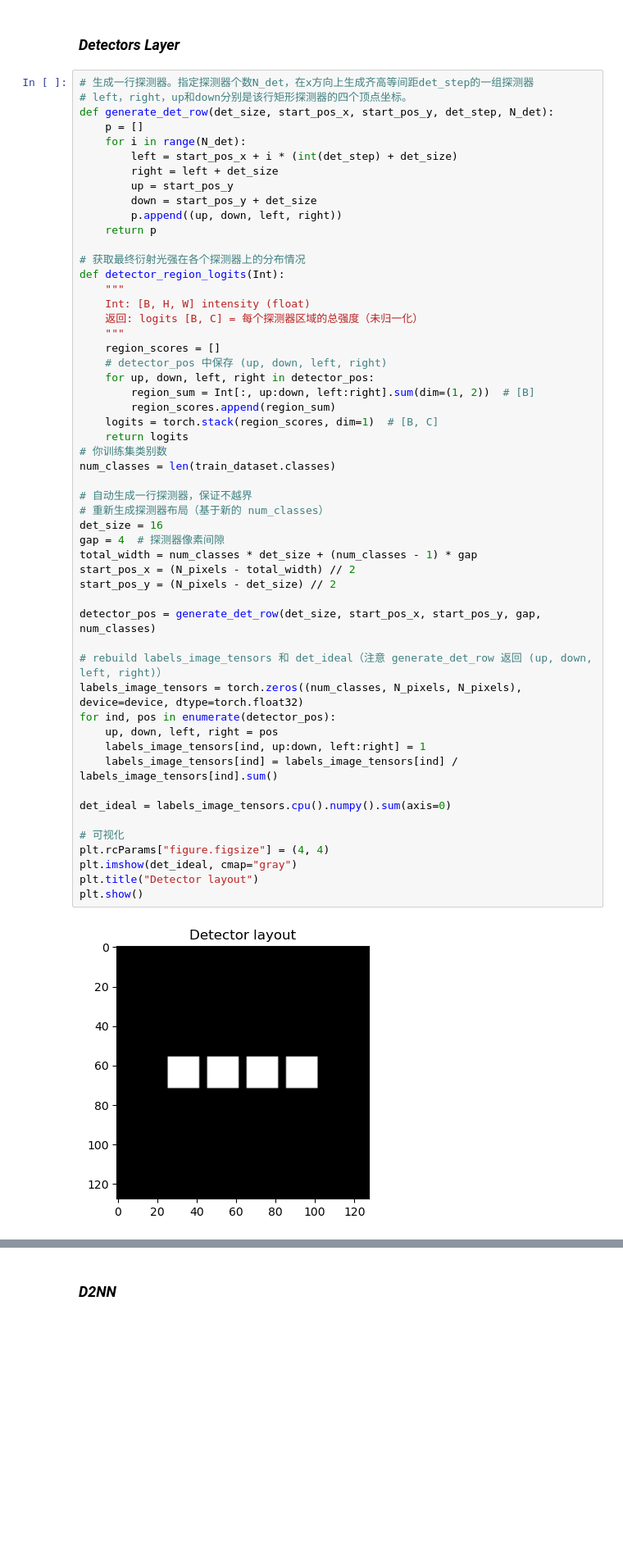
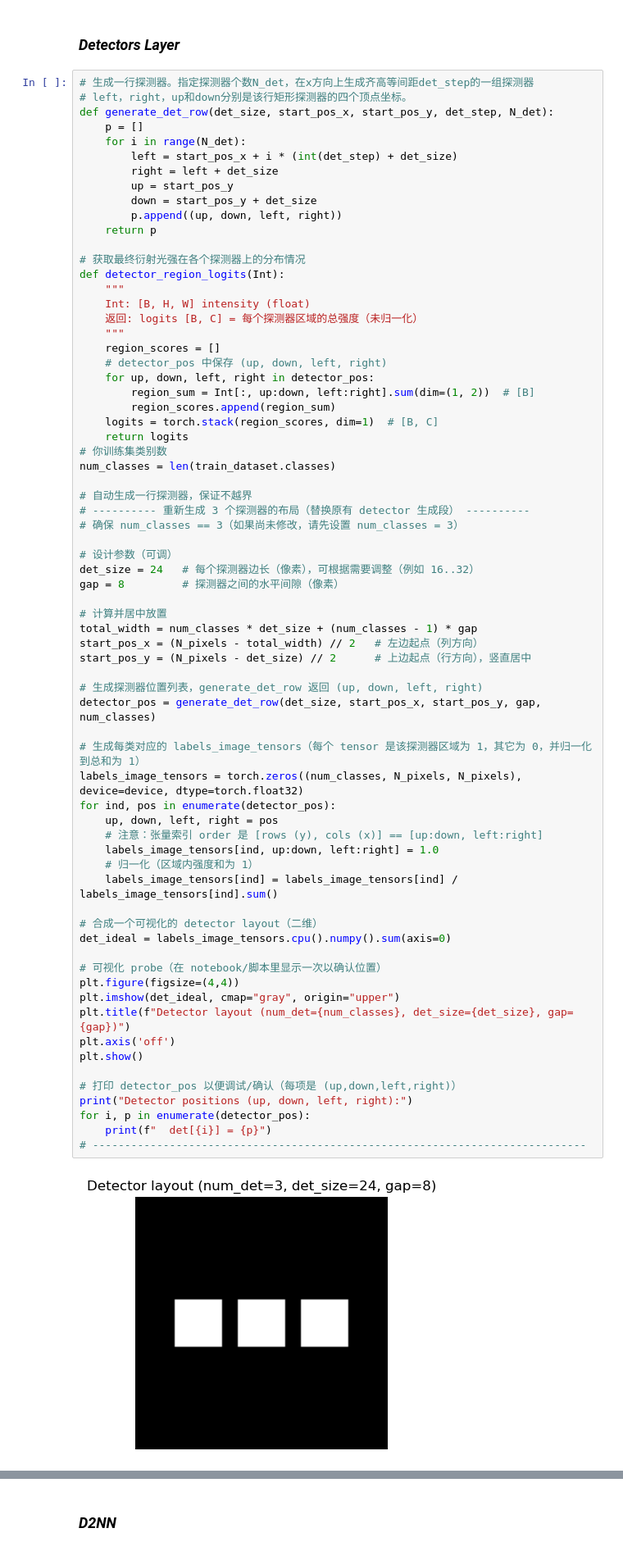
Before and after one commit to zouchao-sysu/D2NN-with-Pytorch, a Jupyter notebook: D2NN-5-to VCSEL.ipynb, the cells around one changed output, grey strips where cells are left out. Shown at 82% size. Saved outputs shown, nothing was run; the diff lists cells and outputs as text; blank space fills up the shorter version.

```diff
--- a/D2NN-5-to VCSEL.ipynb
+++ b/D2NN-5-to VCSEL.ipynb
@@ -362,42 +362,58 @@ def generate_det_row(det_size, start_pos_x, start_pos_y, det_step, N_det):
 # 获取最终衍射光强在各个探测器上的分布情况
 def detector_region_logits(Int):
     """
     Int: [B, H, W] intensity (float)
     返回: logits [B, C] = 每个探测器区域的总强度（未归一化）
     """
     region_scores = []
     # detector_pos 中保存 (up, down, left, right)
     for up, down, left, right in detector_pos:
         region_sum = Int[:, up:down, left:right].sum(dim=(1, 2))  # [B]
         region_scores.append(region_sum)
     logits = torch.stack(region_scores, dim=1)  # [B, C]
     return logits
 # 你训练集类别数
 num_classes = len(train_dataset.classes)
 
 # 自动生成一行探测器，保证不越界
-# 重新生成探测器布局（基于新的 num_classes）
-det_size = 16
-gap = 4  # 探测器像素间隙
+# ---------- 重新生成 3 个探测器的布局（替换原有 detector 生成段） ----------
+# 确保 num_classes == 3（如果尚未修改，请先设置 num_classes = 3）
+
+# 设计参数（可调）
+det_size = 24   # 每个探测器边长（像素），可根据需要调整（例如 16..32）
+gap = 8         # 探测器之间的水平间隙（像素）
+
+# 计算并居中放置
 total_width = num_classes * det_size + (num_classes - 1) * gap
-start_pos_x = (N_pixels - total_width) // 2
-start_pos_y = (N_pixels - det_size) // 2
+start_pos_x = (N_pixels - total_width) // 2   # 左边起点（列方向）
+start_pos_y = (N_pixels - det_size) // 2      # 上边起点（行方向），竖直居中
 
+# 生成探测器位置列表，generate_det_row 返回 (up, down, left, right)
 detector_pos = generate_det_row(det_size, start_pos_x, start_pos_y, gap, num_classes)
 
-# rebuild labels_image_tensors 和 det_ideal（注意 generate_det_row 返回 (up, down, left, right)）
+# 生成每类对应的 labels_image_tensors（每个 tensor 是该探测器区域为 1，其它为 0，并归一化到总和为 1）
 labels_image_tensors = torch.zeros((num_classes, N_pixels, N_pixels), device=device, dtype=torch.float32)
 for ind, pos in enumerate(detector_pos):
     up, down, left, right = pos
-    labels_image_tensors[ind, up:down, left:right] = 1
+    # 注意：张量索引 order 是 [rows (y), cols (x)] == [up:down, left:right]
+    labels_image_tensors[ind, up:down, left:right] = 1.0
+    # 归一化（区域内强度和为 1）
     labels_image_tensors[ind] = labels_image_tensors[ind] / labels_image_tensors[ind].sum()
 
+# 合成一个可视化的 detector layout（二维）
 det_ideal = labels_image_tensors.cpu().numpy().sum(axis=0)
 
-# 可视化
-plt.rcParams["figure.figsize"] = (4, 4)
-plt.imshow(det_ideal, cmap="gray")
-plt.title("Detector layout")
+# 可视化 probe（在 notebook/脚本里显示一次以确认位置）
+plt.figure(figsize=(4,4))
+plt.imshow(det_ideal, cmap="gray", origin="upper")
+plt.title(f"Detector layout (num_det={num_classes}, det_size={det_size}, gap={gap})")
+plt.axis('off')
 plt.show()
+
+# 打印 detector_pos 以便调试/确认（每项是 (up,down,left,right)）
+print("Detector positions (up, down, left, right):")
+for i, p in enumerate(detector_pos):
+    print(f"  det[{i}] = {p}")
+# -----------------------------------------------------------------------------
 # %% [output]
-[figure, old version]
+[figure, new version]
```
Also changed, not shown: parts of 25 cells of this notebook, 1 other file.
